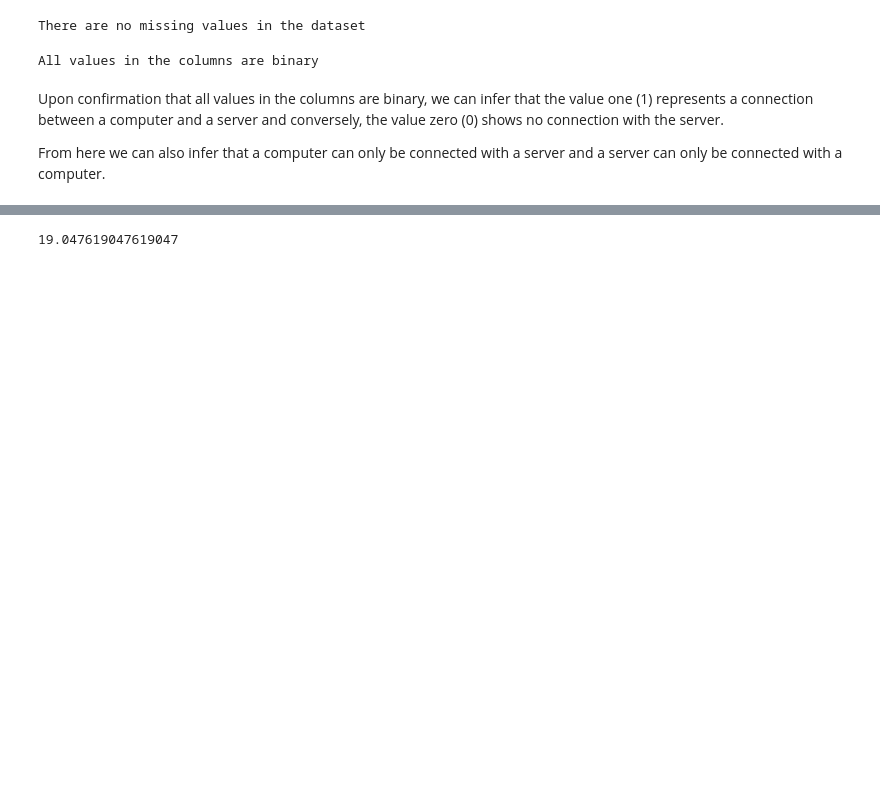
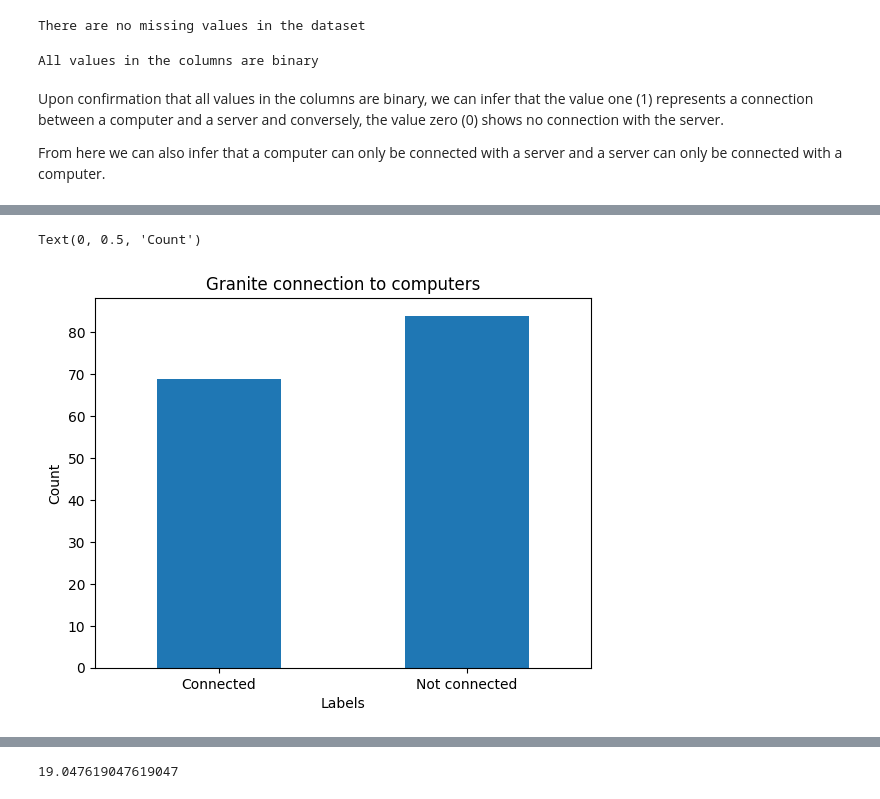
Before and after one commit to erifejams/Autonomous-Systems, a Jupyter notebook: fmd_test.ipynb, the cells around one changed output, grey strips where cells are left out. Drawn from its saved outputs; the diff is of its cells as text; code cells hidden in the pictures; blank space fills up the shorter version.

```diff
--- a/fmd_test.ipynb
+++ b/fmd_test.ipynb
@@ -75,7 +79,8 @@ check=data.isnull().any().sum()
 if check == 0:
     print('There are no missing values in the dataset')
 else:
-    print('There are missing values in the dataset')
+    data= data.replace(np.nan, 0)
+    print('There were missing values in the dataset and they were replaced with zeros')
 # %% [output]
 There are no missing values in the dataset
 # %%
@@ -99,0 +123,16 @@ print(list_of_column_names)
+# %%
+total_cc = pd.DataFrame(data.loc[1:153].sum().astype(int),columns=['Total connected Computers'])
+
+max_cc=total_cc.loc[lambda total_cc: total_cc['Total connected Computers']== total_cc.max( axis='rows')[0]]
+a=max_cc.index.values.tolist()
+
+labels = ['Connected','Not connected']
+classes = pd.value_counts(data[a[0]], ascending=True)
+classes.plot(kind = 'bar', rot=0)
+plt.title(a[0]+" connection to computers")
+plt.xticks(range(2), labels)
+plt.xlabel("Labels")
+plt.ylabel("Count")
+# %% [output]
+Text(0, 0.5, 'Count')
+[figure, added]
```
Also changed, not shown: parts of 18 cells of this notebook, 1 other file.
